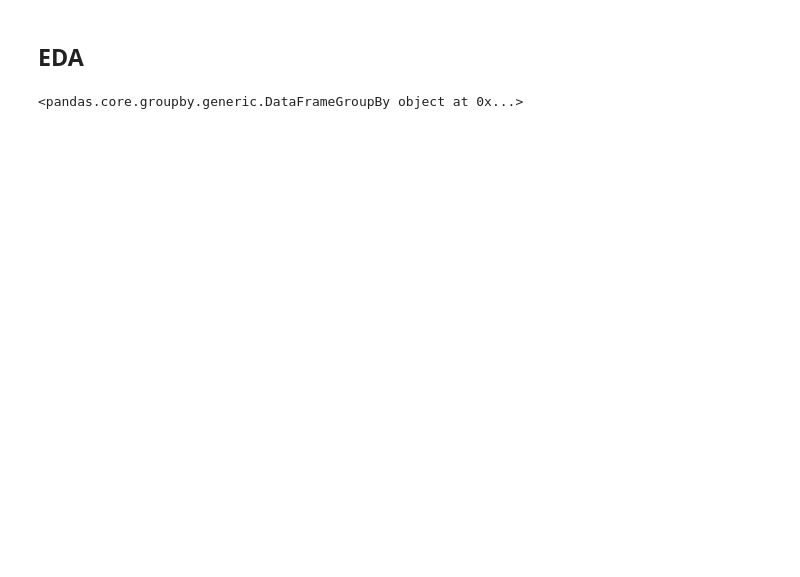
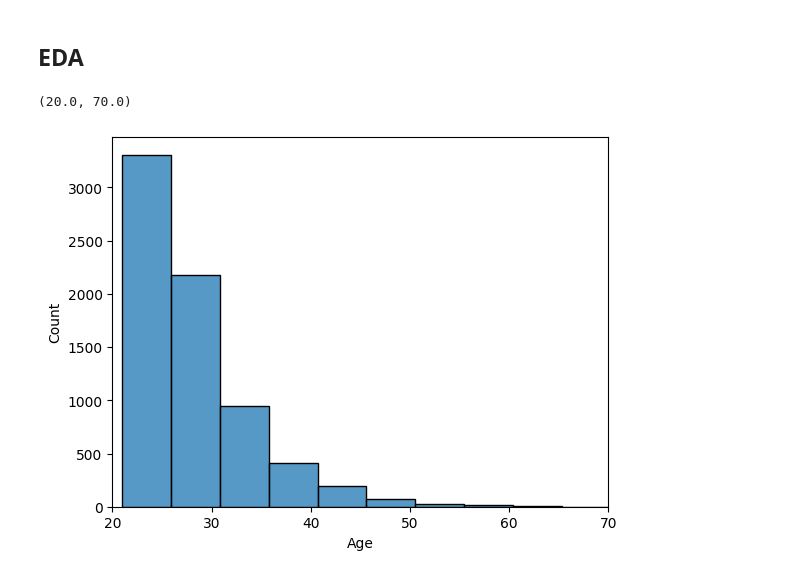
Before and after one commit to mulingwa/Loan_Risk_Prediction_Challenge_DATAMONDAYVIEWS, a Jupyter notebook: notebooks/Analysis.ipynb, the cells around one changed output. Cells and saved outputs as stored; diff of their text form; code cells hidden in the pictures; blank space fills up the shorter version.

```diff
--- a/notebooks/Analysis.ipynb
+++ b/notebooks/Analysis.ipynb
@@ -105,10 +105,9 @@ Percent_income      0
 Default             0
 Cred_length         0
 dtype: int64
-# %%
-df['Emp_length'] = df['Emp_length'].dropna
-# %%
-df['Rate'] = df['Rate'].dropna
+# %%
+#remove every row (axis=0) that has "any" Null value in it.
+df=df.dropna(how='any', axis=0)
 # %%
 df.isnull().sum()
 # %% [output]
@@ -129,8 +137,9 @@ There are no null values
 # %% [markdown]
 ## EDA
-# %%
-#Loan distribution per age
-age_group = df.groupby(['Age'])
-age_group
-# %% [output]
-<pandas.core.groupby.generic.DataFrameGroupBy object at 0x...>
+# %%
+#Loan distribution per
+fig = sns.histplot(data=df, x='Age', binwidth=5)
+fig.set_xlim(20, 70)
+# %% [output]
+(20.0, 70.0)
+[figure, added]
```
Also changed, not shown: parts of 3 cells of this notebook.
